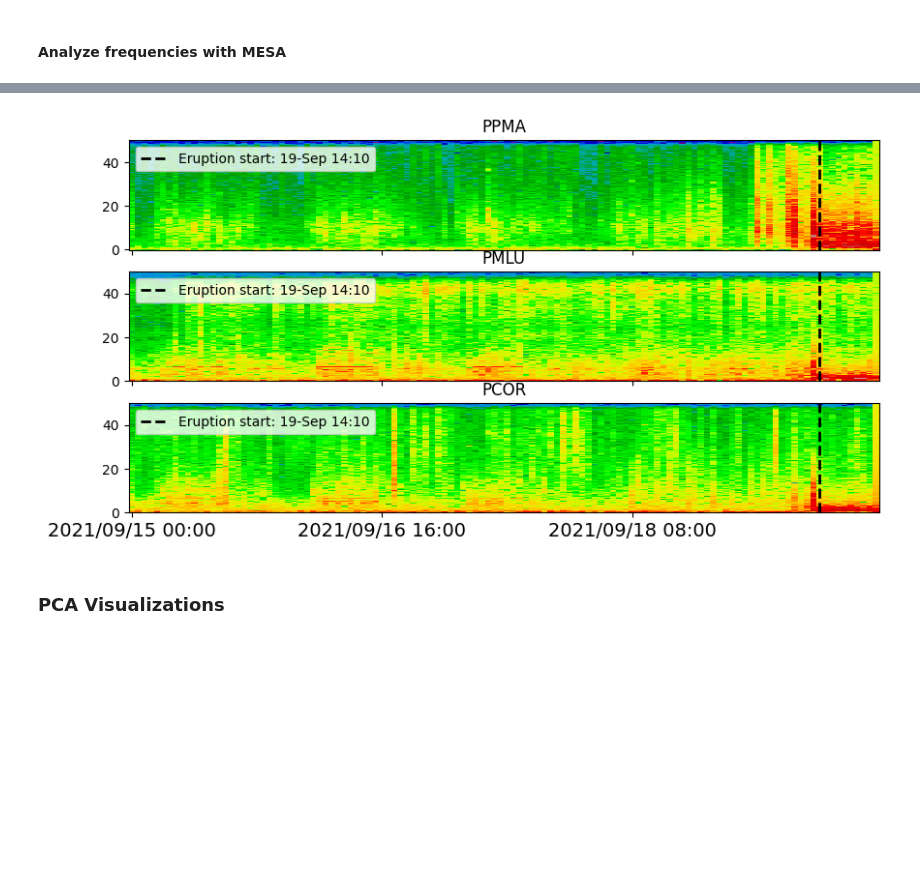
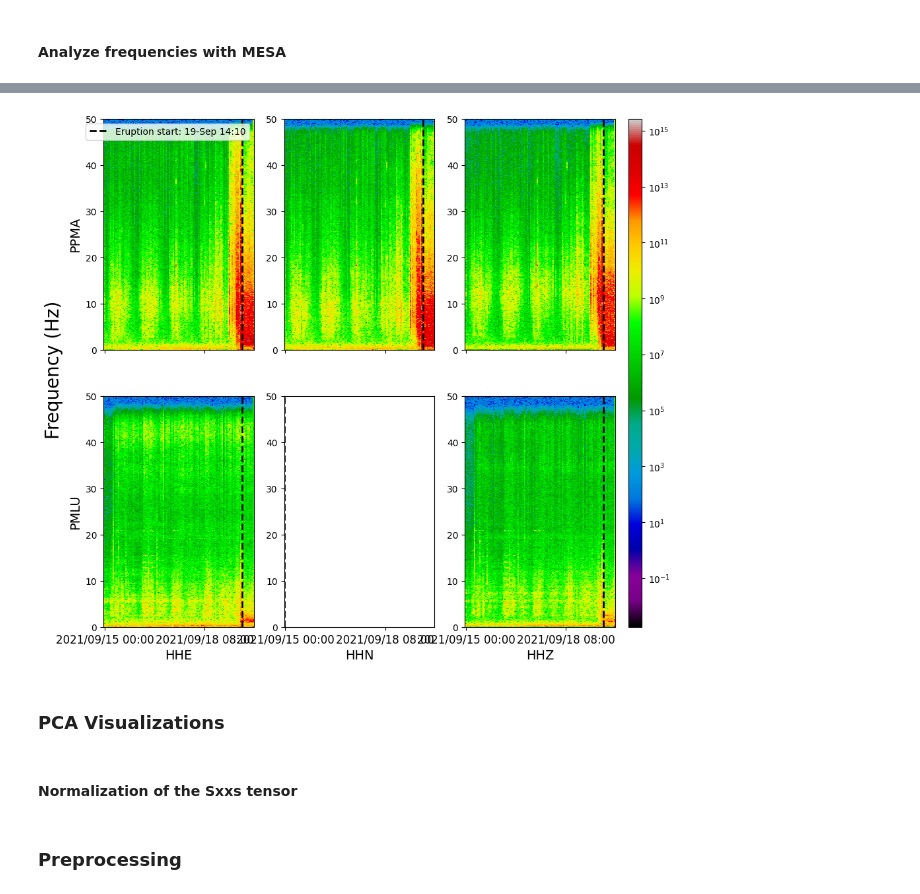
Before and after one commit to CoDaSLab/MSPC-Seismic, a Jupyter notebook: exploration/IGARSS copy.ipynb, the cells around one changed output, grey strips where cells are left out. Cells and saved outputs as stored; diff of their text form; code cells hidden in the pictures; blank space fills up the shorter version.

```diff
--- a/exploration/IGARSS copy.ipynb
+++ b/exploration/IGARSS copy.ipynb
@@ -66,19 +99,24 @@ sensors = eruption_sensors
 # %%
 import obspy
 from obspy.core import UTCDateTime
+import numpy as np
+
 
 ST = []
-sensors = ['PPMA', 'PMLU', 'PCOR']
-# sensors = ['PPMA']
+sensors = ['PPMA', 'PMLU', 'PLPI']
+# sensors = ["PPMA"]
+channels = ["HHE", "HHN", "HHZ"]
+# channels = ["HHE"]
+# sensors = ['PPMA', 'PLPI']
 
 sensor_ids = [eruption_sensors.index(element) for element in sensors if element in eruption_sensors]
 
 for sensor_id in sensor_ids:
     print(f"Reading 2021 data for sensor {eruption_sensors[sensor_id]}...")
-    st = obspy.read(f"{data_path}/C7.{eruption_sensors[sensor_id]}.*.2021.*",
+    st = obspy.read(f"{data_path}/C7.{eruption_sensors[sensor_id]}.*.*.*.2021.*",
                     starttime=UTCDateTime(starttime), endtime=UTCDateTime(endtime))
     st.merge()
-    st.plot();
+    # st.plot();
     ST.append(st)
 # %% [output]
 Reading 2021 data for sensor PPMA...
@@ -125,33 +201,56 @@ for i, sensor_id in enumerate(sensor_ids):
 # %%
 import matplotlib.pyplot as plt
 import matplotlib.dates as mdates
-import numpy as np
 
 # timeUTC = np.linspace(starttime, endtime, num= len(times), endpoint=False, dtype='datetime64[s]')#.astype("datetime64[m]")
 timeUTC = np.arange(starttime, endtime, timedelta(seconds=shift), dtype='datetime64[s]')#.astype("datetime64[m]")
 
 target_time = np.datetime64(datetime(2021, 9, 19, 14, 10), 'm')
 eruption_idx = np.argmin(np.abs(timeUTC - target_time))
 
-fig, ax = plt.subplots(M,1, figsize=(10,5), sharex=True)
+fig, ax = plt.subplots(M,N, figsize=(10,10), sharex=True)
+if N == 1: ax = ax[:, np.newaxis]
+if M == 1: ax = ax[np.newaxis, :]
+
+vmin = np.min(Sxxs)
+vmax = np.max(Sxxs)
+
 if type(ax) != np.ndarray: ax = [ax]
 
-skip:int = len(times[0])//3
-locs = times[0][0::skip]
-timeUTC_label = timeUTC[0::skip]
+skip:int = int(len(times[0][0])/1.5)
+start = 0
+locs = times[0][0][start::skip]
+timeUTC_label = timeUTC[start::skip]
 date_formatter = mdates.DateFormatter('%Y/%m/%d %H:%M')
 formatted_labels = [date_formatter(mdates.date2num(t)) for t in timeUTC_label]
 
-for i, sensor_id in enumerate(sensor_ids):
-    ax[i].set_title(f"{eruption_sensors[sensor_id]}")
-    plot.spectrogram(times[i], freqs[i], Sxxs[i], cmap="nipy_spectral", logscale=True, ax = ax[i]);
+for i, sensor in enumerate(sensors):
+    for j, channel in enumerate(channels):
+        if j == 0: ax[i, j].set_ylabel(f"{sensor}", fontsize = 14)
+        if i == len(sensors)-1: ax[i, j].set_xlabel(f"{channel}", fontsize = 14)
+        _,_, mesh = plot.spectrogram(times[i,j], freqs[i,j], Sxxs[i,j], cmap="nipy_spectral",
+                                    logscale=True, ax = ax[i,j], vmin=vmin, vmax = vmax, ylim=(0,50));
 
-    ax[i].set_xticks(locs[:], labels=formatted_labels[:],fontsize=14);
-    # ax.set_ylabel("Frequency (Hz)", fontsize=20)
 
-    ax[i].axvline(x=times[i][eruption_idx], color='black', linestyle='--', linewidth=2, label='Eruption start: 19-Sep 14:10')
-    ax[i].legend();
+        ax[i,j].set_xticks(locs[:], labels=formatted_labels[:],fontsize=12);
+
+        ax[i,j].axvline(x=times[i,j,eruption_idx], color='black', linestyle='--', linewidth=2, label='Eruption start: 19-Sep 14:10')
+
+
+ax[0,0].legend();
+
+tbox = ax[ 0,0].get_position()
+bbox = ax[-1,0].get_position()
+cax = fig.add_axes([0.92, bbox.y0, 0.02, tbox.y1-bbox.y0])
+cbar = fig.colorbar(mesh, cax=cax,)
+
+# ax.set_ylabel("Frequency (Hz)", fontsize=20)
+fig.text(.05, 0.5, "Frequency (Hz)", ha='center', va='center', rotation=90, fontsize=20);
 # %% [output]
-[figure, old version]
+[figure, new version]
 # %% [markdown]
 ### PCA Visualizations
+# %% [markdown]
+#### Normalization of the Sxxs tensor
+# %% [markdown]
+### Preprocessing
```
Also changed, not shown: parts of 28 cells of this notebook, 7 other files.
